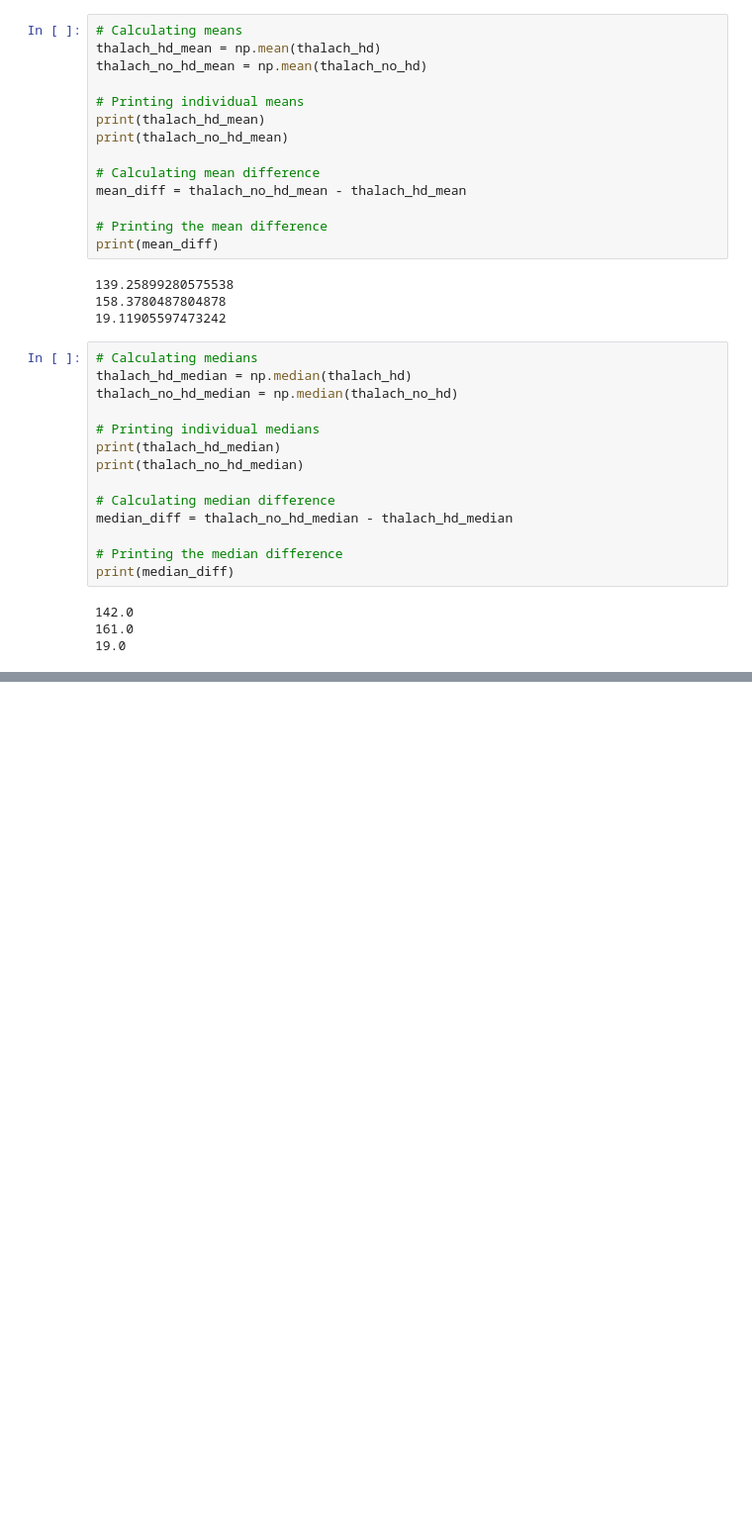
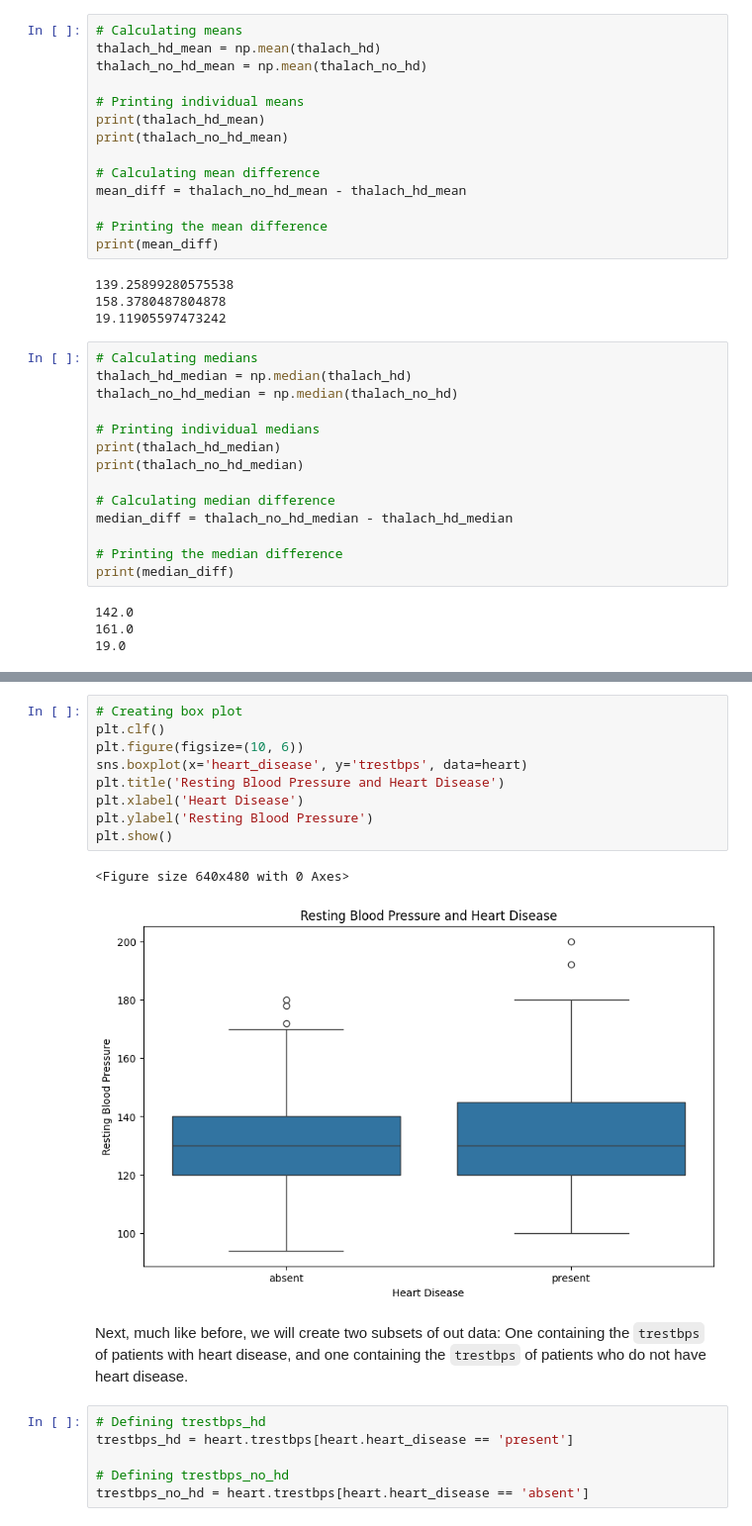
Before and after one commit to connorthomas9/Heart_Disease_Research, a Jupyter notebook: HDR.ipynb, the cells around one changed output, grey strips where cells are left out. Shown: that part at 99% size. Drawn from its saved outputs; the diff is of its cells as text; blank space fills up the shorter version.

Commit message:
Update HDR.ipynb
Tested for significance between trestbps and heart disease

```diff
--- a/HDR.ipynb
+++ b/HDR.ipynb
@@ -284,0 +309,20 @@ print(median_diff)
+# %%
+# Creating box plot
+plt.clf()
+plt.figure(figsize=(10, 6))
+sns.boxplot(x='heart_disease', y='trestbps', data=heart)
+plt.title('Resting Blood Pressure and Heart Disease')
+plt.xlabel('Heart Disease')
+plt.ylabel('Resting Blood Pressure')
+plt.show()
+# %% [output]
+<Figure size 640x480 with 0 Axes>
+[figure, added]
+# %% [markdown]
+Next, much like before, we will create two subsets of out data: One containing the `trestbps` of patients with heart disease, and one containing the `trestbps` of patients who do not have heart disease.
+# %%
+# Defining trestbps_hd
+trestbps_hd = heart.trestbps[heart.heart_disease == 'present']
+
+# Defining trestbps_no_hd
+trestbps_no_hd = heart.trestbps[heart.heart_disease == 'absent']
```
Also changed, not shown: parts of 10 cells of this notebook.
